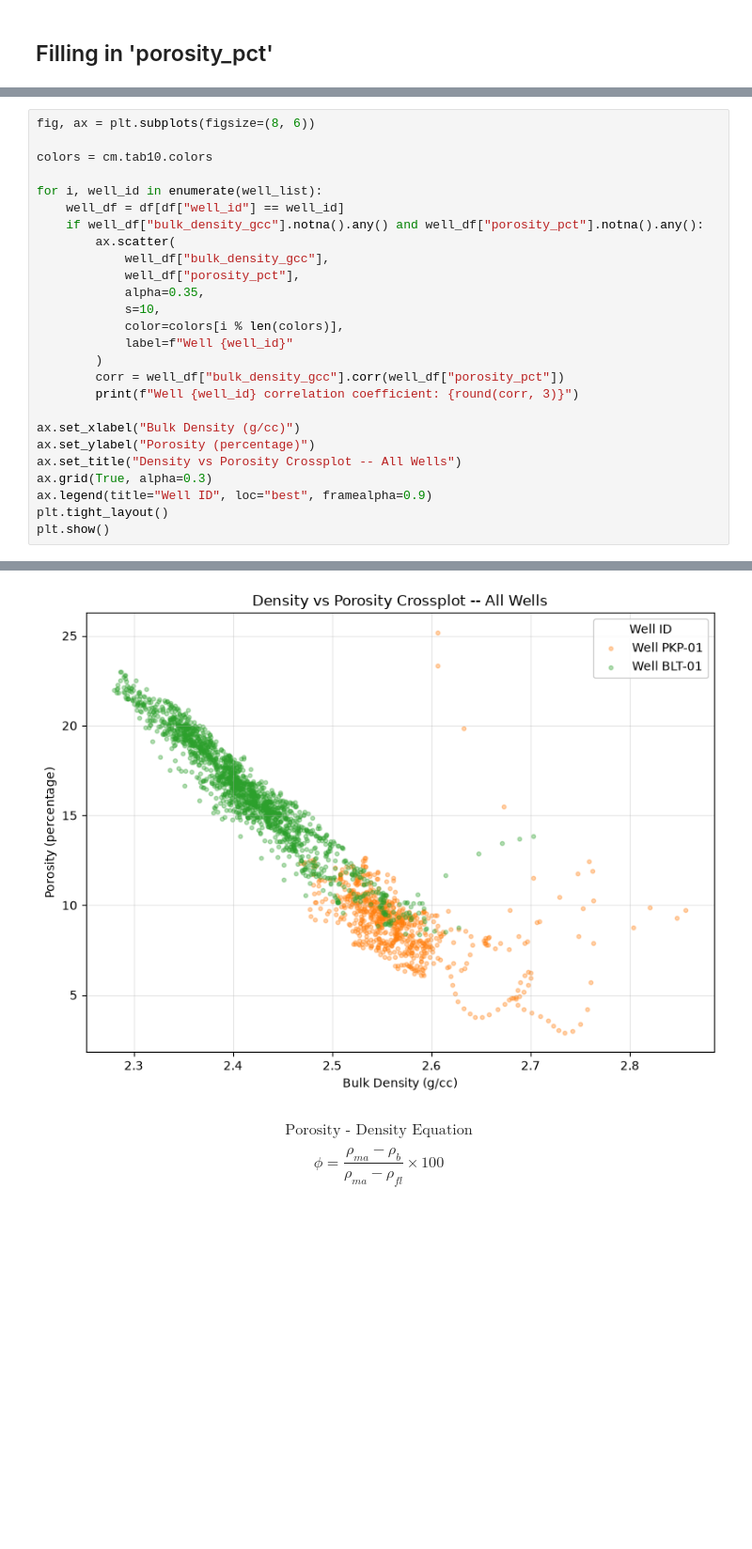
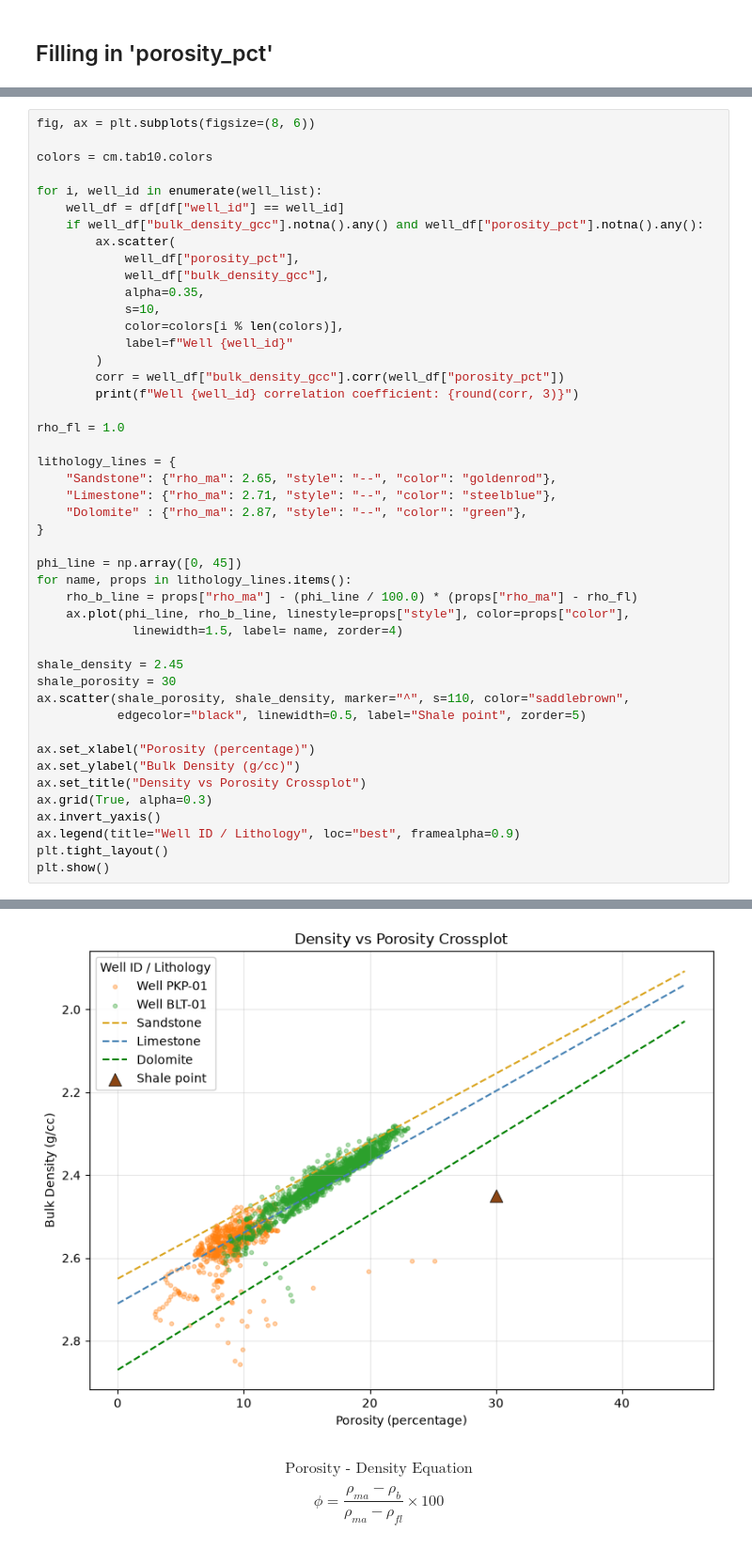
Before and after one commit to sadaraka-kadi/probable-eureka, a Jupyter notebook: notebooks/01_data_exploration.ipynb, the cells around one changed output, grey strips where cells are left out. Shown at 94% size. Drawn from its saved outputs; the diff is of its cells as text; blank space fills up the shorter version.

```diff
--- a/notebooks/01_data_exploration.ipynb
+++ b/notebooks/01_data_exploration.ipynb
@@ -395,33 +395,53 @@ No missing bulk_density_gcc rows
 # %%
 fig, ax = plt.subplots(figsize=(8, 6))
 
 colors = cm.tab10.colors
 
 for i, well_id in enumerate(well_list):
     well_df = df[df["well_id"] == well_id]
     if well_df["bulk_density_gcc"].notna().any() and well_df["porosity_pct"].notna().any():
         ax.scatter(
+            well_df["porosity_pct"],
             well_df["bulk_density_gcc"],
-            well_df["porosity_pct"],
             alpha=0.35,
             s=10,
             color=colors[i % len(colors)],
             label=f"Well {well_id}"
         )
         corr = well_df["bulk_density_gcc"].corr(well_df["porosity_pct"])
         print(f"Well {well_id} correlation coefficient: {round(corr, 3)}")
 
-ax.set_xlabel("Bulk Density (g/cc)")
-ax.set_ylabel("Porosity (percentage)")
-ax.set_title("Density vs Porosity Crossplot -- All Wells")
+rho_fl = 1.0
+
+lithology_lines = {
+    "Sandstone": {"rho_ma": 2.65, "style": "--", "color": "goldenrod"},
+    "Limestone": {"rho_ma": 2.71, "style": "--", "color": "steelblue"},
+    "Dolomite" : {"rho_ma": 2.87, "style": "--", "color": "green"},
+}
+
+phi_line = np.array([0, 45])
+for name, props in lithology_lines.items():
+    rho_b_line = props["rho_ma"] - (phi_line / 100.0) * (props["rho_ma"] - rho_fl)
+    ax.plot(phi_line, rho_b_line, linestyle=props["style"], color=props["color"],
+             linewidth=1.5, label= name, zorder=4)
+
+shale_density = 2.45
+shale_porosity = 30
+ax.scatter(shale_porosity, shale_density, marker="^", s=110, color="saddlebrown",
+           edgecolor="black", linewidth=0.5, label="Shale point", zorder=5)
+
+ax.set_xlabel("Porosity (percentage)")
+ax.set_ylabel("Bulk Density (g/cc)")
+ax.set_title("Density vs Porosity Crossplot")
 ax.grid(True, alpha=0.3)
-ax.legend(title="Well ID", loc="best", framealpha=0.9)
+ax.invert_yaxis()
+ax.legend(title="Well ID / Lithology", loc="best", framealpha=0.9)
 plt.tight_layout()
 plt.show()
 # %% [output]
 Well PKP-01 correlation coefficient: -0.472
 Well BLT-01 correlation coefficient: -0.949
-[figure, old version]
+[figure, new version]
 # %% [markdown]
 $$\text{Porosity - Density Equation}$$
 $$\phi = \frac{\rho_{ma} - \rho_b}{\rho_{ma} - \rho_{fl}} \times 100$$
```
Also changed, not shown: parts of 24 cells of this notebook.
